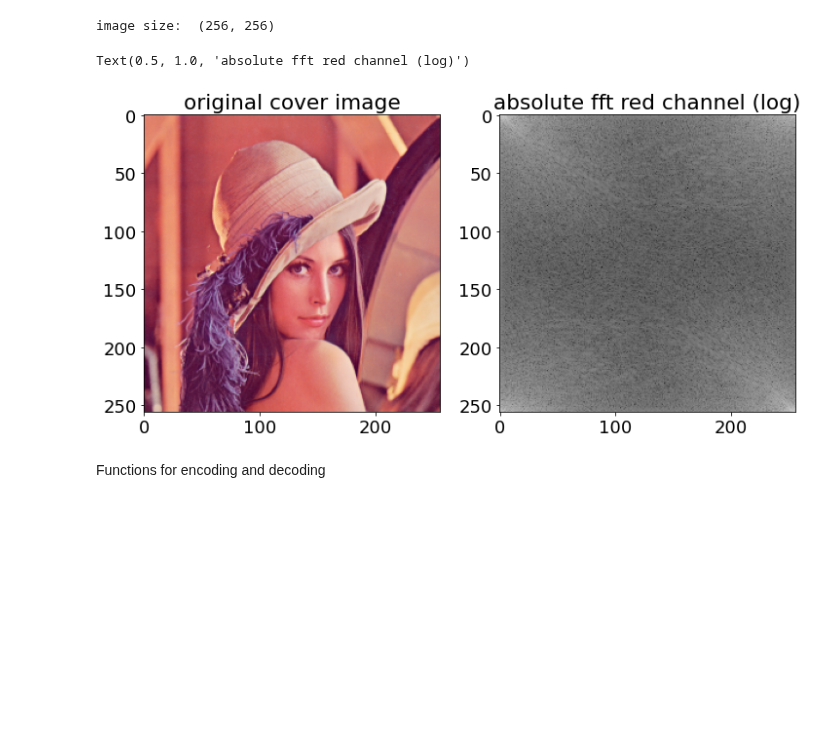
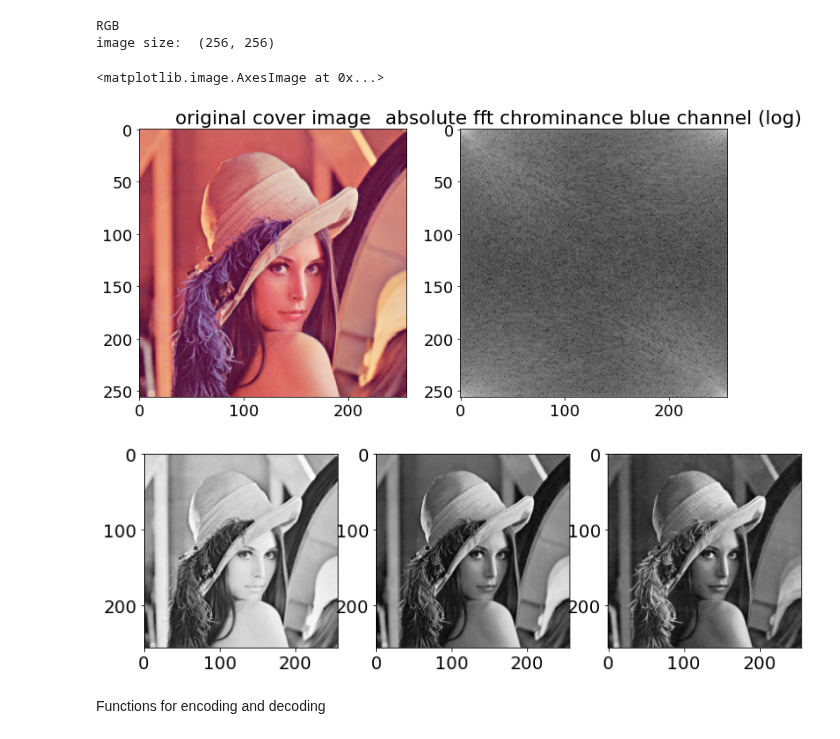
Before and after one commit to PIX3LFLUX/Steganosaurus, a Jupyter notebook: FFT_stego_sharp.ipynb, the cells around one changed output. Saved outputs shown, nothing was run; the diff lists cells and outputs as text; code cells hidden in the pictures; blank space fills up the shorter version.

Commit message:
now supports different colorspaces fft test absolute now shows abs fft of all 3 channels

```diff
--- a/FFT_stego_sharp.ipynb
+++ b/FFT_stego_sharp.ipynb
@@ -1,38 +1,51 @@
 # %%
 from PIL import Image
 import numpy as np
 import matplotlib.pyplot as plt
 %matplotlib inline
 
 plt.rcParams['figure.figsize'] = [12,8]
 plt.rcParams.update({'font.size':18})
 
 # creating a object
 # PATH = "ImageSources\\jfif\\darth_vader.jfif"
 # PATH = "ImageSources\\jfif\\the_rock.jfif"
 # PATH = "ImageSources\\jfif\\obi-wan_kenobi.jfif"
 # PATH = "ImageSources\\jpg\\iron_patriot.jpg"
 # PATH = "ImageSources\\png\\r2d2.png"
 cover_img_path = "ImageSources\\tif\\lena_color_256.tif"
 image = Image.open(cover_img_path)
 image.load()
-Rot, Grün, Blau= image.split() #split image into its RGB channels
+
+image = image.convert("YCbCr")
+
+# Rot, Grün, Blau= image.split() #split image into its RGB channels
+channel0, channel1, channel2 = image.split()
 
 print("image size: ",image.size)
 
 plt.figure()
 plt.subplot(121)
 plt.imshow(image)
 plt.title("original cover image")
 
-fft_r_abs = 10*np.log10(np.abs(np.fft.fft2(Rot)))
+fft_abs = 10*np.log10(np.abs(np.fft.fft2(channel1)))
 plt.subplot(122)
-plt.imshow(fft_r_abs, cmap="gray")
-plt.title("absolute fft red channel (log)")
+plt.imshow(fft_abs, cmap="gray")
+plt.title("absolute fft chrominance blue channel (log)")
+plt.figure()
+plt.subplot(131)
+plt.imshow(channel0, cmap="gray")
+plt.subplot(132)
+plt.imshow(channel1, cmap="gray")
+plt.subplot(133)
+plt.imshow(channel2, cmap="gray")
 # %% [output]
+RGB
 image size:  (256, 256)
-Text(0.5, 1.0, 'absolute fft red channel (log)')
+<matplotlib.image.AxesImage at 0x...>
-[figure, old version]
+[figure, new version]
+[figure, added]
 # %% [markdown]
 Functions for encoding and decoding
 # %%
```
Also changed, not shown: parts of 8 cells of this notebook, 4 other files.
